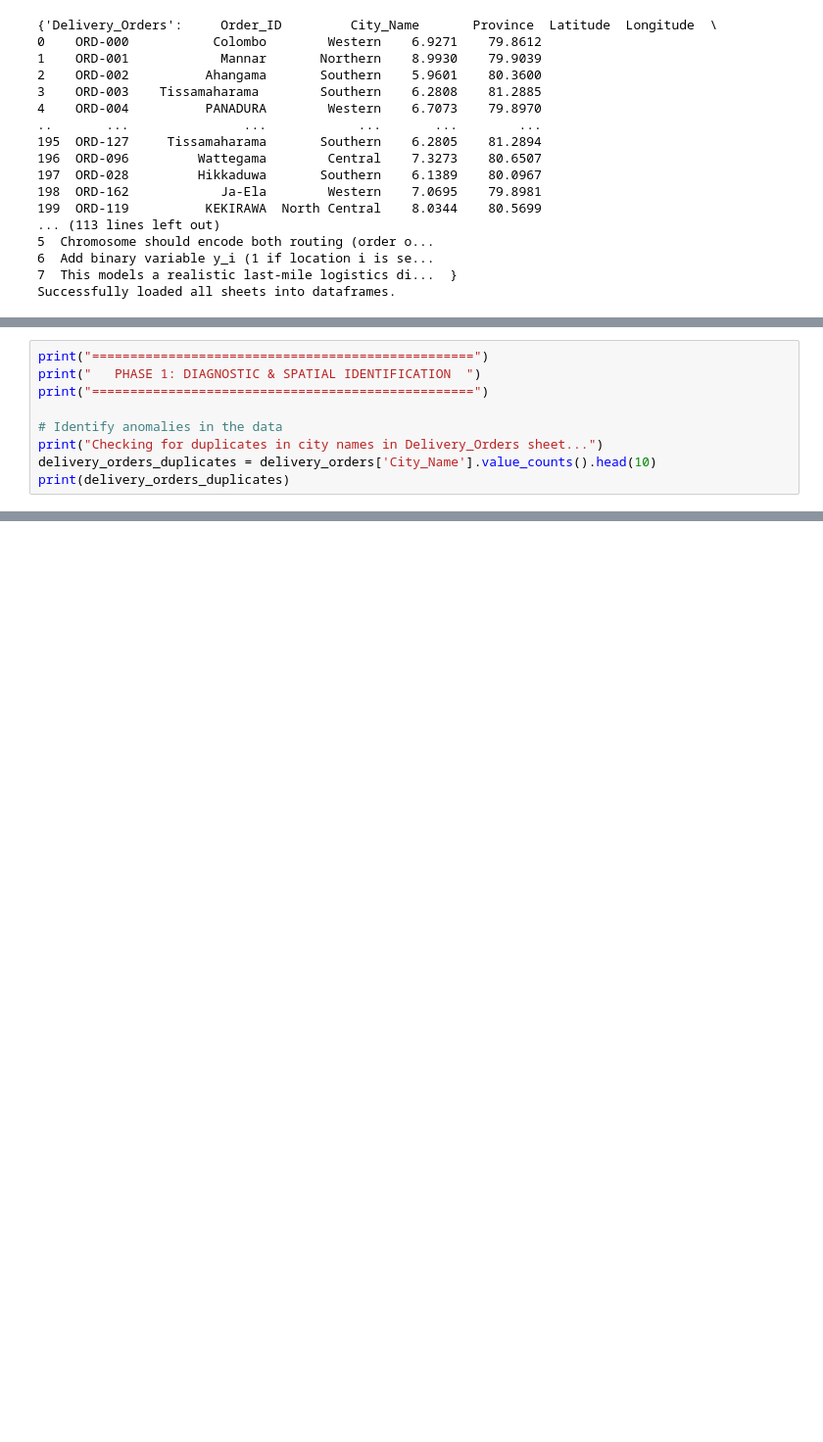
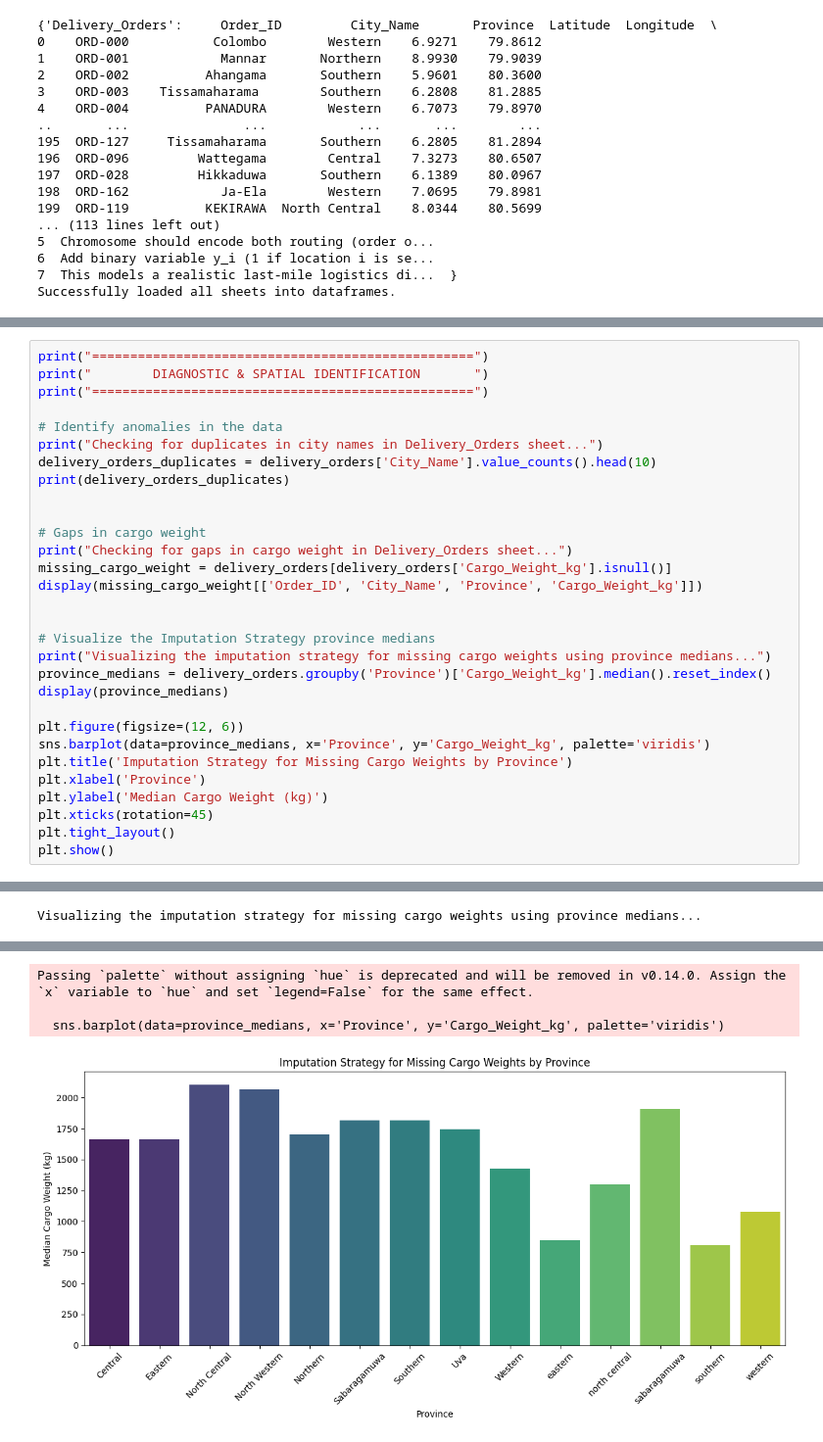
Before and after one commit to goyumsamuditha/Q3_Route_Scheduler, a Jupyter notebook: notebooks/ETL_Data_Prep.ipynb, the cells around one changed output, grey strips where cells are left out. Shown at 98% size. Cells and saved outputs as stored; diff of their text form; blank space fills up the shorter version.

```diff
--- a/notebooks/ETL_Data_Prep.ipynb
+++ b/notebooks/ETL_Data_Prep.ipynb
@@ -46,11 +131,32 @@ Successfully loaded all sheets into dataframes.
 # %%
 print("==================================================")
-print("   PHASE 1: DIAGNOSTIC & SPATIAL IDENTIFICATION  ")
+print("        DIAGNOSTIC & SPATIAL IDENTIFICATION       ")
 print("==================================================")
 
 # Identify anomalies in the data
 print("Checking for duplicates in city names in Delivery_Orders sheet...")
 delivery_orders_duplicates = delivery_orders['City_Name'].value_counts().head(10)
 print(delivery_orders_duplicates)
+
+
+# Gaps in cargo weight
+print("Checking for gaps in cargo weight in Delivery_Orders sheet...")
+missing_cargo_weight = delivery_orders[delivery_orders['Cargo_Weight_kg'].isnull()]
+display(missing_cargo_weight[['Order_ID', 'City_Name', 'Province', 'Cargo_Weight_kg']])
+
+
+# Visualize the Imputation Strategy province medians
+print("Visualizing the imputation strategy for missing cargo weights using province medians...")
+province_medians = delivery_orders.groupby('Province')['Cargo_Weight_kg'].median().reset_index()
+display(province_medians)
+
+plt.figure(figsize=(12, 6))
+sns.barplot(data=province_medians, x='Province', y='Cargo_Weight_kg', palette='viridis')
+plt.title('Imputation Strategy for Missing Cargo Weights by Province')
+plt.xlabel('Province')
+plt.ylabel('Median Cargo Weight (kg)')
+plt.xticks(rotation=45)
+plt.tight_layout()
+plt.show()
 # %% [output]
 ==================================================
@@ -71,0 +194 @@ Name: count, dtype: int64
+Visualizing the imputation strategy for missing cargo weights using province medians...
@@ -71,0 +210,4 @@ Name: count, dtype: int64
+Passing `palette` without assigning `hue` is deprecated and will be removed in v0.14.0. Assign the `x` variable to `hue` and set `legend=False` for the same effect.
+
+  sns.barplot(data=province_medians, x='Province', y='Cargo_Weight_kg', palette='viridis')
+[figure, added]
```
Also changed, not shown: parts of 4 cells of this notebook.
